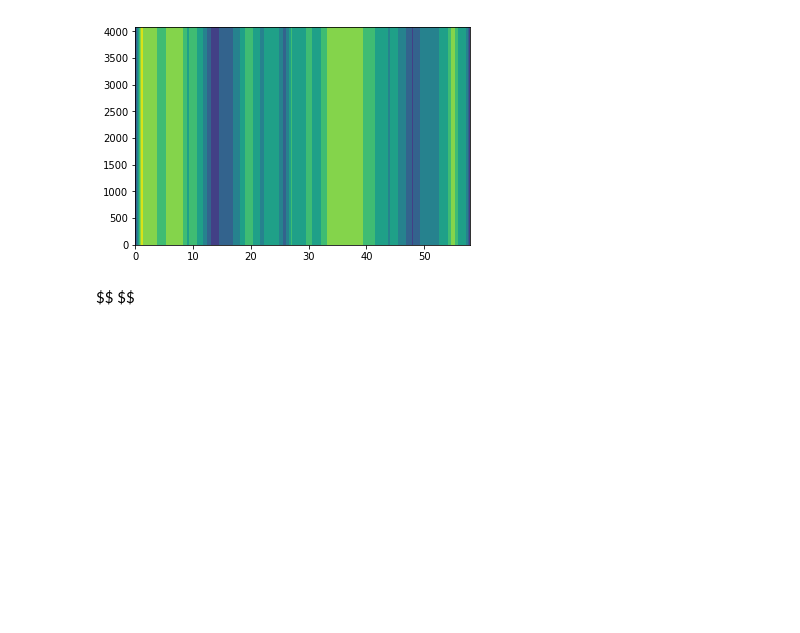
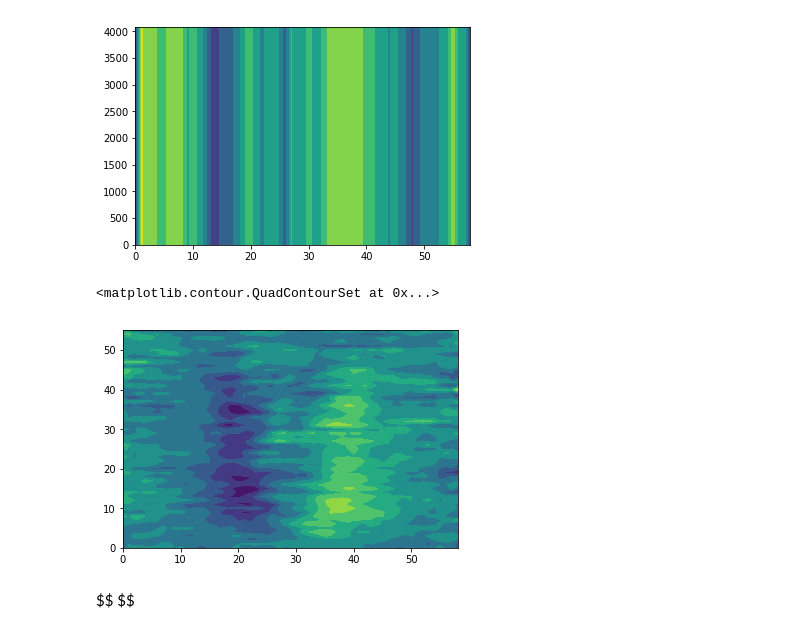
Before and after one commit to btemoshir/sssb18, a Jupyter notebook: projectPolarity-Copy1.ipynb, the cells around one changed output. Cells and saved outputs as stored; diff of their text form; code cells hidden in the pictures; blank space fills up the shorter version.

```diff
--- a/projectPolarity-Copy1.ipynb
+++ b/projectPolarity-Copy1.ipynb
@@ -506,5 +510,10 @@ plt.contourf(v_interp)
 # %% [output]
 <matplotlib.contour.QuadContourSet at 0x...>
 [figure]
+# %%
+plt.contourf(f_flow)
+# %% [output]
+<matplotlib.contour.QuadContourSet at 0x...>
+[figure, added]
 # %% [markdown]
 $$  $$
```
Also changed, not shown: parts of 4 cells of this notebook.
